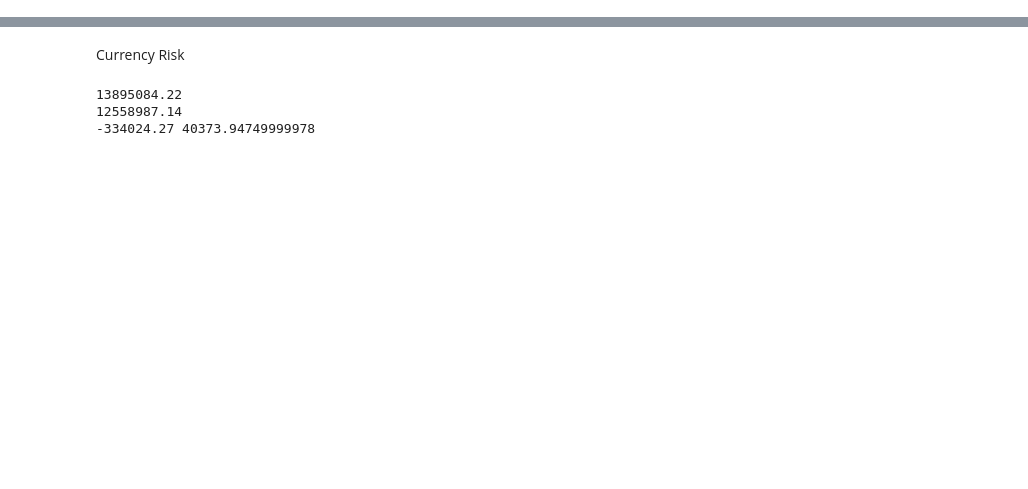
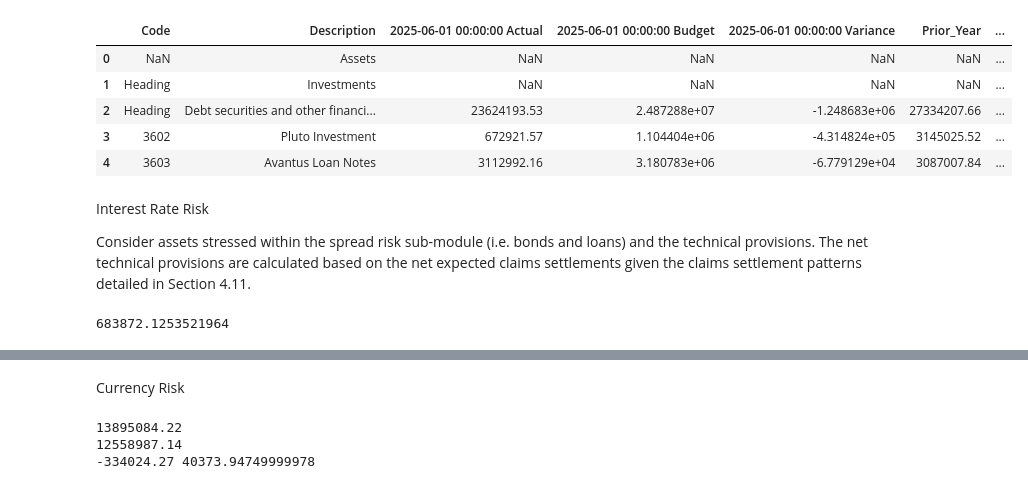
Before and after one commit to blazeitbobby/repo, a Jupyter notebook: top_down.ipynb, the cells around one changed output, grey strips where cells are left out. Drawn from its saved outputs; the diff is of its cells as text; code cells hidden in the pictures; blank space fills up the shorter version.

```diff
--- a/top_down.ipynb
+++ b/top_down.ipynb
@@ -19,3 +16,27 @@ scr_summary = all_s2_tables['scr']
 mi_bs = clean_mi_pl_bs(file_path = 'documents\\Jun25 MICL MI Pack v3.1 Isi pack exc PC.xlsx', sheet_name='BS')
 solvency_balance_sheet_liabilities = clean_version_control_solvency_balance_sheet(file_path = 'documents\\2506 MICL Version Control.xlsx', skip_rows = 55, n_rows = 34, element = 'Liabilities')
 # op_risk_calc = all_s2_tables['op_risk']
+# %%
+mi_bs.head()
+# %% [output]
+|  | Code | Description | 2025-06-01 00:00:00 Actual | 2025-06-01 00:00:00 Budget | 2025-06-01 00:00:00 Variance | Prior_Year | ... |
+| 0 | NaN | Assets | NaN | NaN | NaN | NaN | ... |
+| 1 | Heading | Investments | NaN | NaN | NaN | NaN | ... |
+| 2 | Heading | Debt securities and other financi... | 23624193.53 | 2.487288e+07 | -1.248683e+06 | 27334207.66 | ... |
+| 3 | 3602 | Pluto Investment | 672921.57 | 1.104404e+06 | -4.314824e+05 | 3145025.52 | ... |
+| 4 | 3603 | Avantus Loan Notes | 3112992.16 | 3.180783e+06 | -6.779129e+04 | 3087007.84 | ... |
+# %% [markdown]
+Interest Rate Risk
+
+Consider assets stressed within the spread risk sub-module (i.e. bonds and loans) and the technical provisions.
+The net technical provisions are calculated based on the net expected claims settlements given the claims settlement patterns detailed in Section 4.11.
+# %%
+assets = # df_spread_risk
+
+liabilites = #
+
+
+ir_risk_provided = scr_summary.loc[scr_summary['Item'] == 'Interest rate', 'Final - As at 30th June 2025'].item()
+print(net_assets)
+# %% [output]
+683872.1253521964
```
Also changed, not shown: parts of 21 cells of this notebook, 1 other file.
